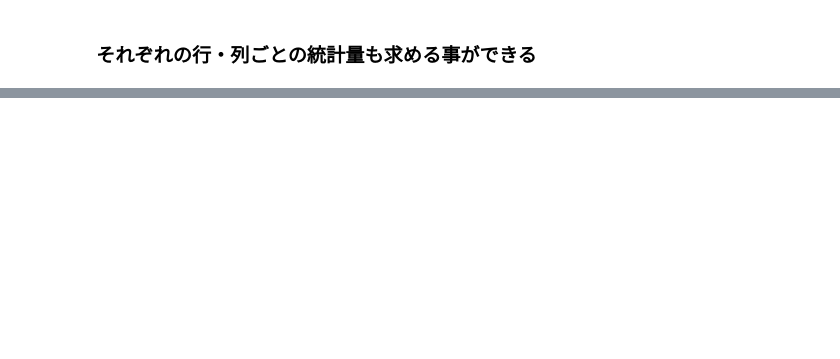
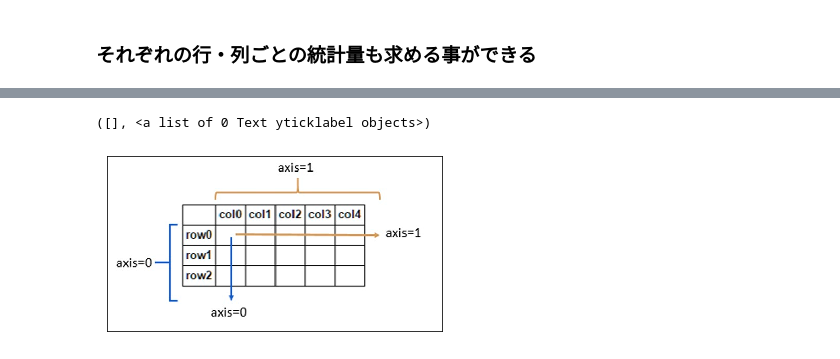
Before and after one commit to MoTo-LaBo/Python-data-science, a Jupyter notebook: NumPy/statistic.ipynb, the cells around one changed output, grey strips where cells are left out. Saved outputs shown, nothing was run; the diff lists cells and outputs as text; code cells hidden in the pictures; blank space fills up the shorter version.

```diff
--- a/NumPy/statistic.ipynb
+++ b/NumPy/statistic.ipynb
@@ -188,0 +197,10 @@ array([2.18646054, 3.10675458, 1.59191727, 2.1043737 , 2.34691327,
+# %%
+fn = r'axis.jpeg'
+img = cv2.imread(fn)
+# plt.figure(figsize=(12, 8))
+plt.imshow(img)
+plt.xticks(ticks=[])
+plt.yticks(ticks=[])
+# %% [output]
+([], <a list of 0 Text yticklabel objects>)
+[figure, added]
```
Also changed, not shown: parts of 21 cells of this notebook, 1 other file.
